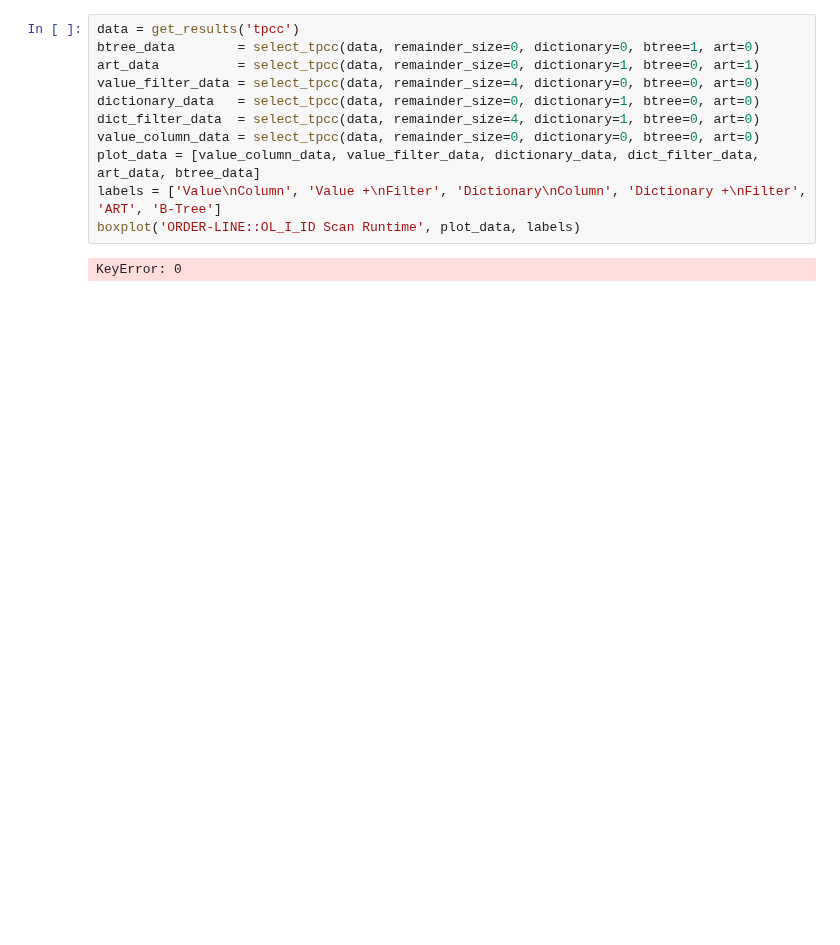
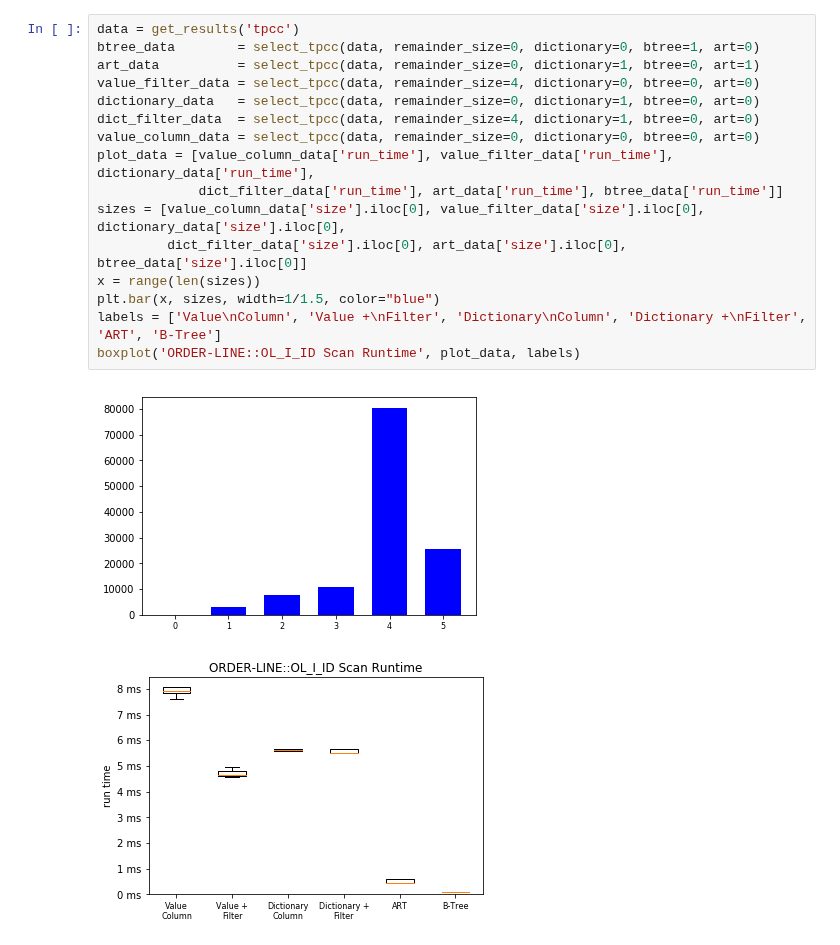
Before and after one commit to ArneMayer/MasterarbeitJupyter, a Jupyter notebook: table_scan_evaluation.ipynb, the cells around one changed output. Drawn from its saved outputs; the diff is of its cells as text; blank space fills up the shorter version.

```diff
--- a/table_scan_evaluation.ipynb
+++ b/table_scan_evaluation.ipynb
@@ -90,16 +90,22 @@ def select_tpcc(data, remainder_size, dictionary, btree, art):
 # %%
 data = get_results('tpcc')
 btree_data        = select_tpcc(data, remainder_size=0, dictionary=0, btree=1, art=0)
 art_data          = select_tpcc(data, remainder_size=0, dictionary=1, btree=0, art=1)
 value_filter_data = select_tpcc(data, remainder_size=4, dictionary=0, btree=0, art=0)
 dictionary_data   = select_tpcc(data, remainder_size=0, dictionary=1, btree=0, art=0)
 dict_filter_data  = select_tpcc(data, remainder_size=4, dictionary=1, btree=0, art=0)
 value_column_data = select_tpcc(data, remainder_size=0, dictionary=0, btree=0, art=0)
-plot_data = [value_column_data, value_filter_data, dictionary_data, dict_filter_data, art_data, btree_data]
+plot_data = [value_column_data['run_time'], value_filter_data['run_time'], dictionary_data['run_time'],
+             dict_filter_data['run_time'], art_data['run_time'], btree_data['run_time']]
+sizes = [value_column_data['size'].iloc[0], value_filter_data['size'].iloc[0], dictionary_data['size'].iloc[0],
+         dict_filter_data['size'].iloc[0], art_data['size'].iloc[0], btree_data['size'].iloc[0]]
+x = range(len(sizes))
+plt.bar(x, sizes, width=1/1.5, color="blue")
 labels = ['Value\nColumn', 'Value +\nFilter', 'Dictionary\nColumn', 'Dictionary +\nFilter', 'ART', 'B-Tree']
 boxplot('ORDER-LINE::OL_I_ID Scan Runtime', plot_data, labels)
 # %% [output]
-KeyError: 0
+[figure, added]
+[figure, added]
 # %%
 data = get_results('custom')
 btree_data        = select_custom(data, data_type='int', pruning_rate=0.5, remainder_size=0, dictionary=0, btree=1, art=0)
```
Also changed, not shown: parts of 2 cells of this notebook, 18 other files.
